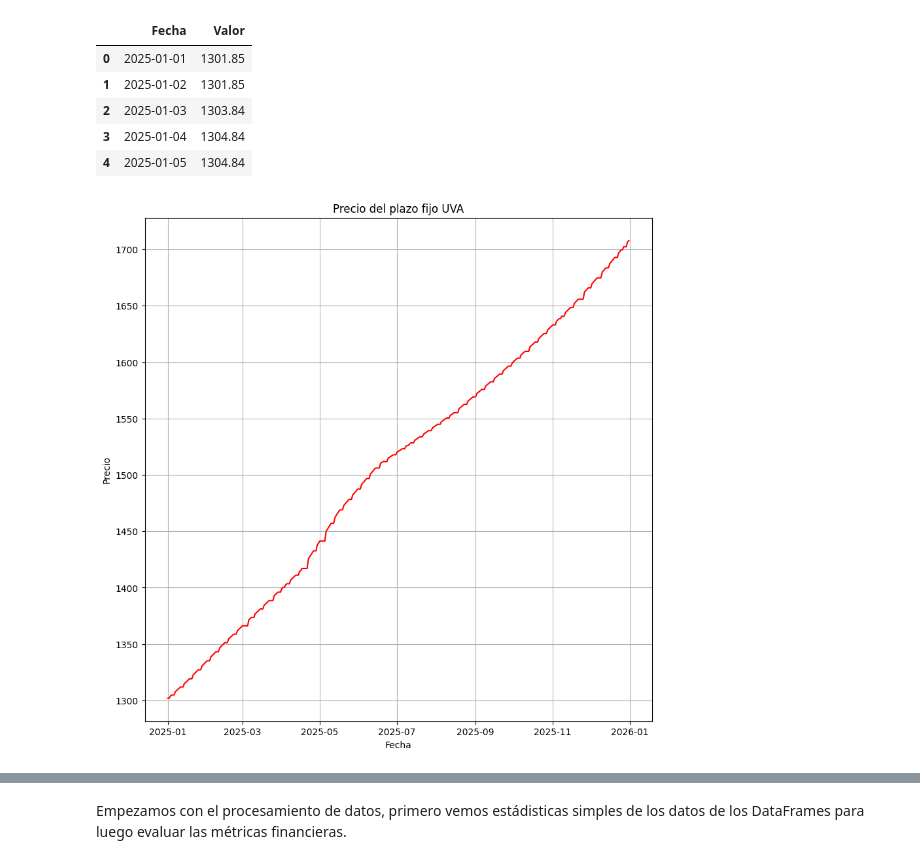
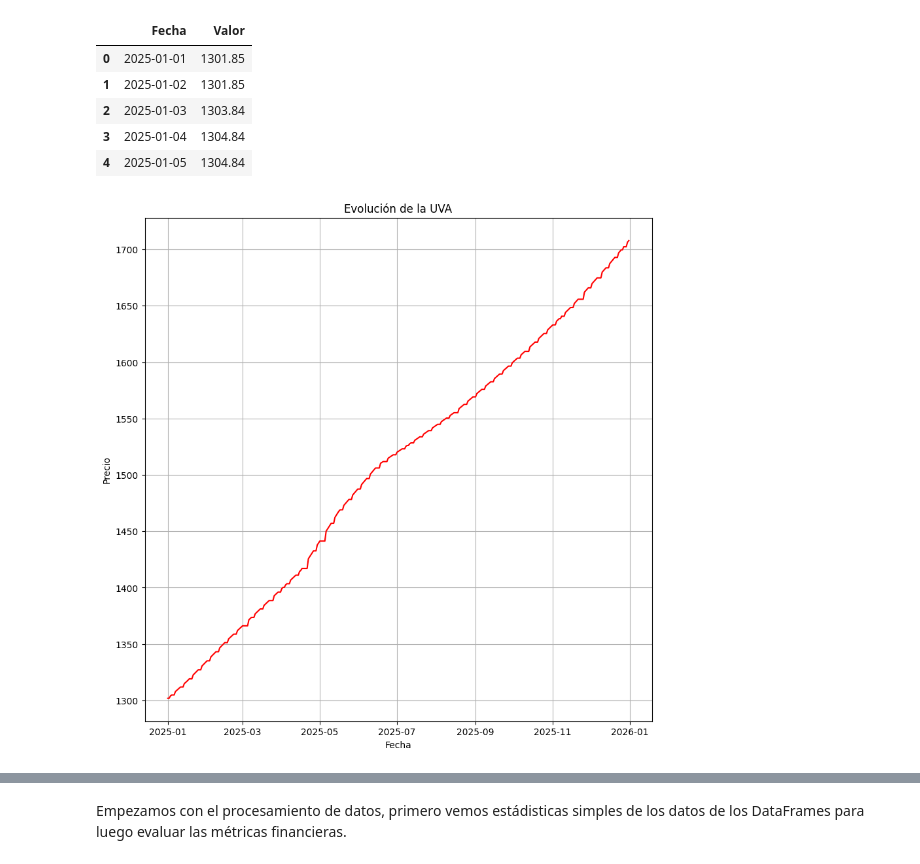
Before and after one commit to fnlopezsanz/TP_Lab_Met_Cuantitativos_Inversiones, a Jupyter notebook: notebook_inversiones.ipynb, the cells around one changed output, grey strips where cells are left out. Cells and saved outputs as stored; diff of their text form; code cells hidden in the pictures.

```diff
--- a/notebook_inversiones.ipynb
+++ b/notebook_inversiones.ipynb
@@ -219,14 +219,14 @@ memory usage: 5.8+ KB
 # %%
 #Graficamos el plazo fijo UVA
 plt.figure(figsize=(10,10))
 sb.lineplot(x = "Fecha", y ="Valor", data = df_uva, color = "red")
-plt.title("Precio del plazo fijo UVA")
+plt.title("Evolución de la UVA")
 plt.xlabel("Fecha")
 plt.ylabel("Precio")
 plt.grid(True)
 plt.show()
 # %% [output]
-[figure, old version]
+[figure, new version]
 # %%
 #Evaluamos el df del plazo fijo
 
```
Also changed, not shown: parts of 9 cells of this notebook.
